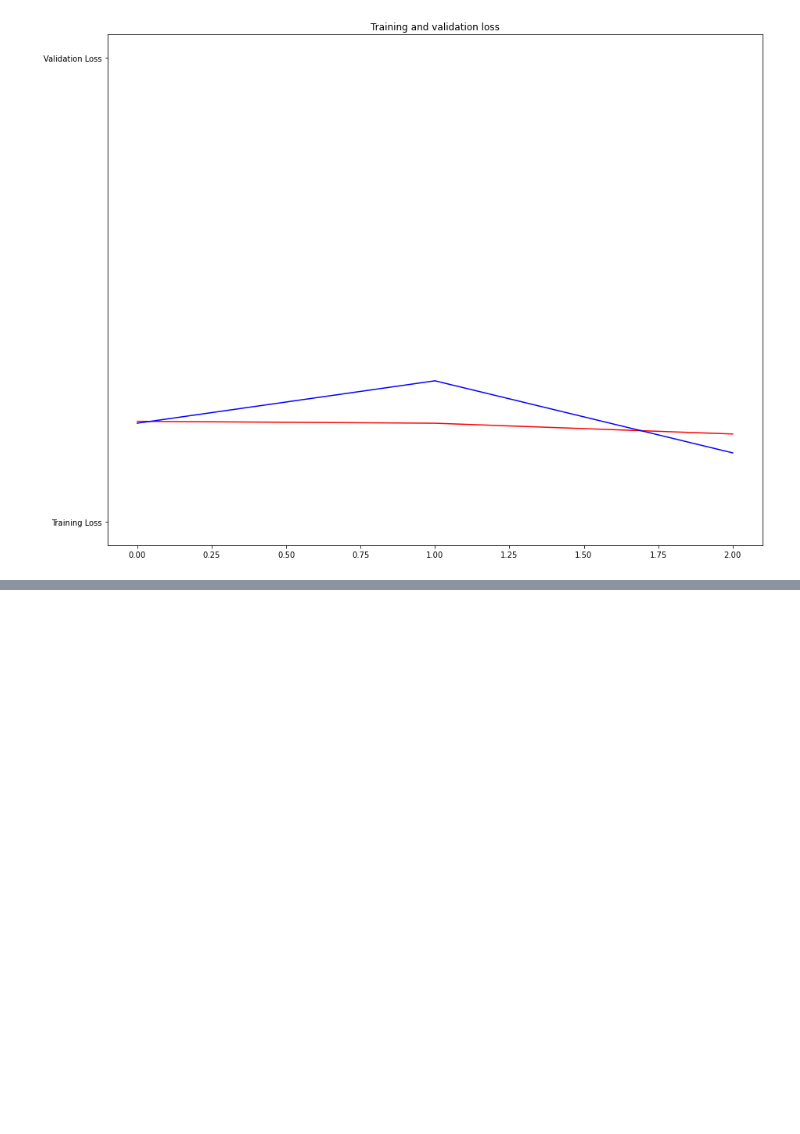
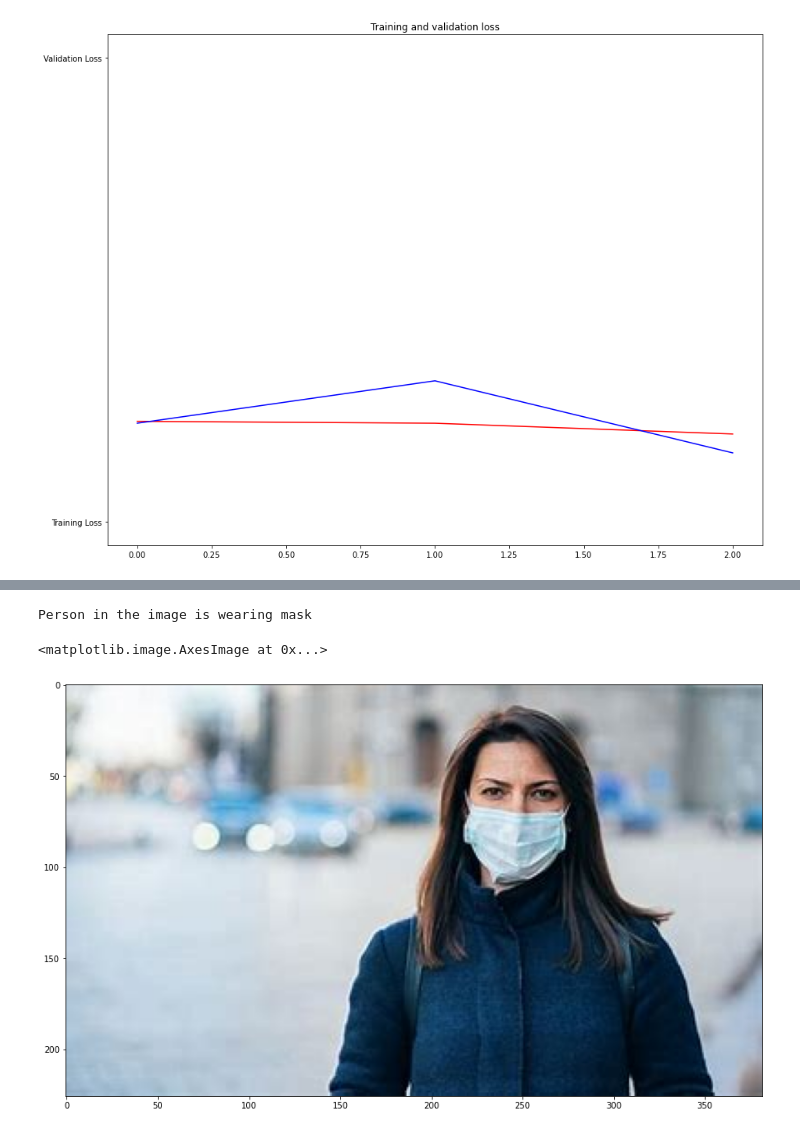
Before and after one commit to mausam3407/mask_detector, a Jupyter notebook: mask_detector.ipynb, the cells around one changed output, grey strips where cells are left out. Cells and saved outputs as stored; diff of their text form; code cells hidden in the pictures; blank space fills up the shorter version.

```diff
--- a/mask_detector.ipynb
+++ b/mask_detector.ipynb
@@ -178,0 +202,15 @@ Text(0.5, 1.0, 'Training and validation loss')
+# %%
+pred = predict('lady.jfif')
+if (pred<=0.5):
+    print("Person in the image is wearing mask")
+else:
+    print("Person in the image is not wearing mask")
+image = cv.imread('lady.jfif',cv.IMREAD_COLOR)
+image = cv.cvtColor(image,cv.COLOR_BGR2RGB)
+from pylab import rcParams
+rcParams['figure.figsize'] = [15,12]
+plt.imshow(image,cmap='gray')
+# %% [output]
+Person in the image is wearing mask
+<matplotlib.image.AxesImage at 0x...>
+[figure, added]
```
Also changed, not shown: parts of 1 cell of this notebook.
